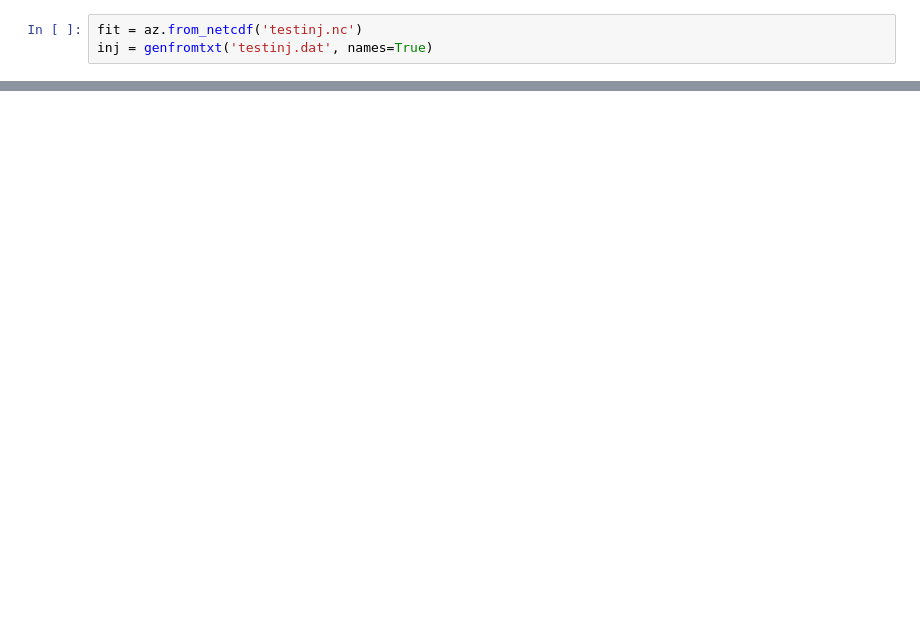
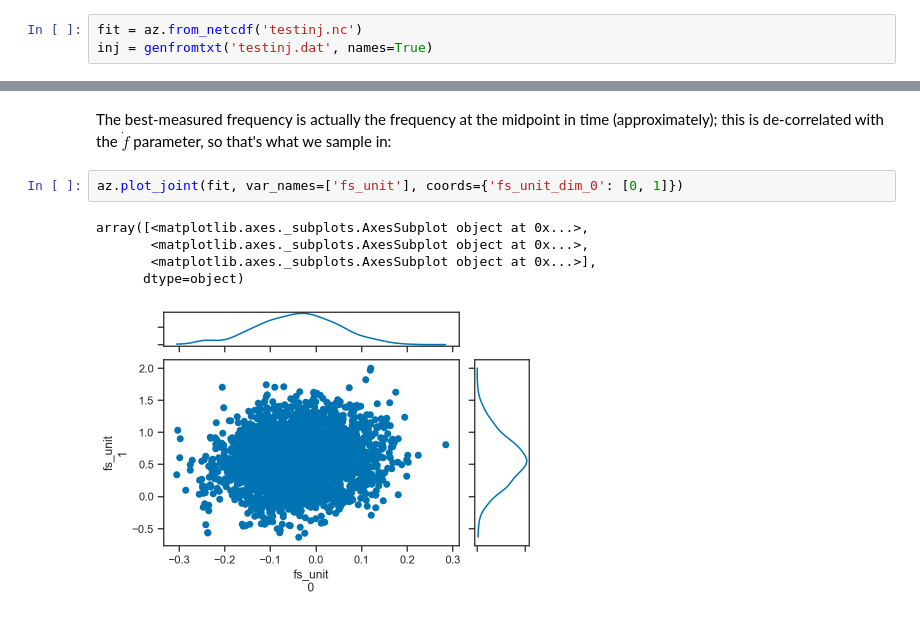
Before and after one commit to farr/GBPyro, a Jupyter notebook: testinj.ipynb, the cells around one changed output, grey strips where cells are left out. Drawn from its saved outputs; the diff is of its cells as text; blank space fills up the shorter version.

```diff
--- a/testinj.ipynb
+++ b/testinj.ipynb
@@ -32,0 +39,10 @@ az.plot_pair(fit, var_names=['phi0', 'psi'], divergences=True)
+# %% [markdown]
+The best-measured frequency is actually the frequency at the midpoint in time (approximately); this is de-correlated with the $\dot{f}$ parameter, so that's what we sample in:
+# %%
+az.plot_joint(fit, var_names=['fs_unit'], coords={'fs_unit_dim_0': [0, 1]})
+# %% [output]
+array([<matplotlib.axes._subplots.AxesSubplot object at 0x...>,
+       <matplotlib.axes._subplots.AxesSubplot object at 0x...>,
+       <matplotlib.axes._subplots.AxesSubplot object at 0x...>],
+      dtype=object)
+[figure, added]
```
Also changed, not shown: parts of 4 cells of this notebook, 5 other files.
